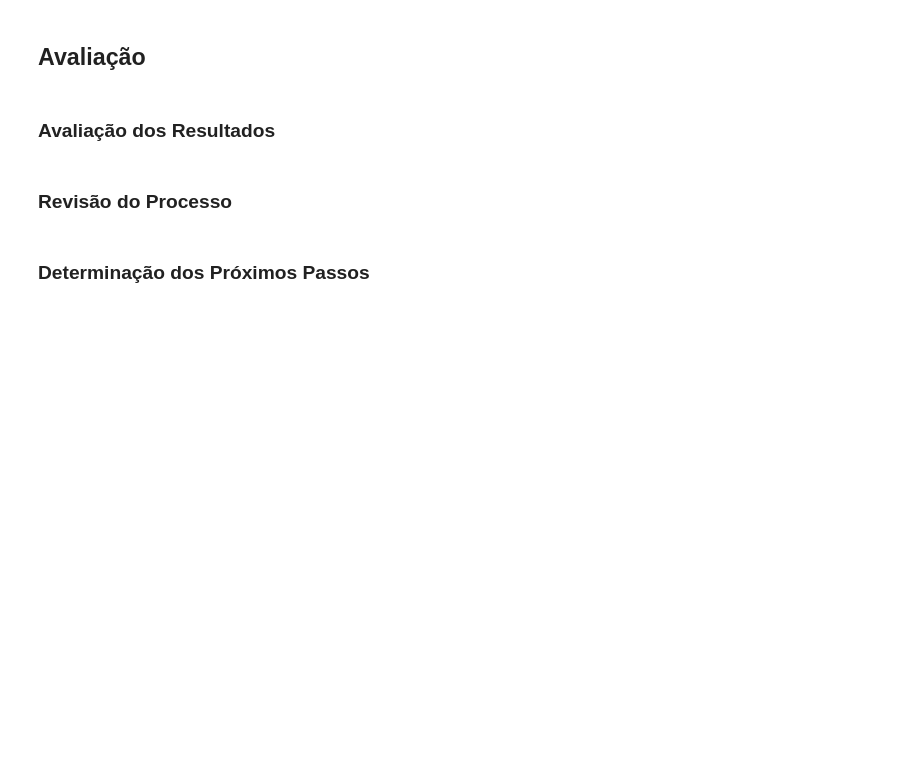
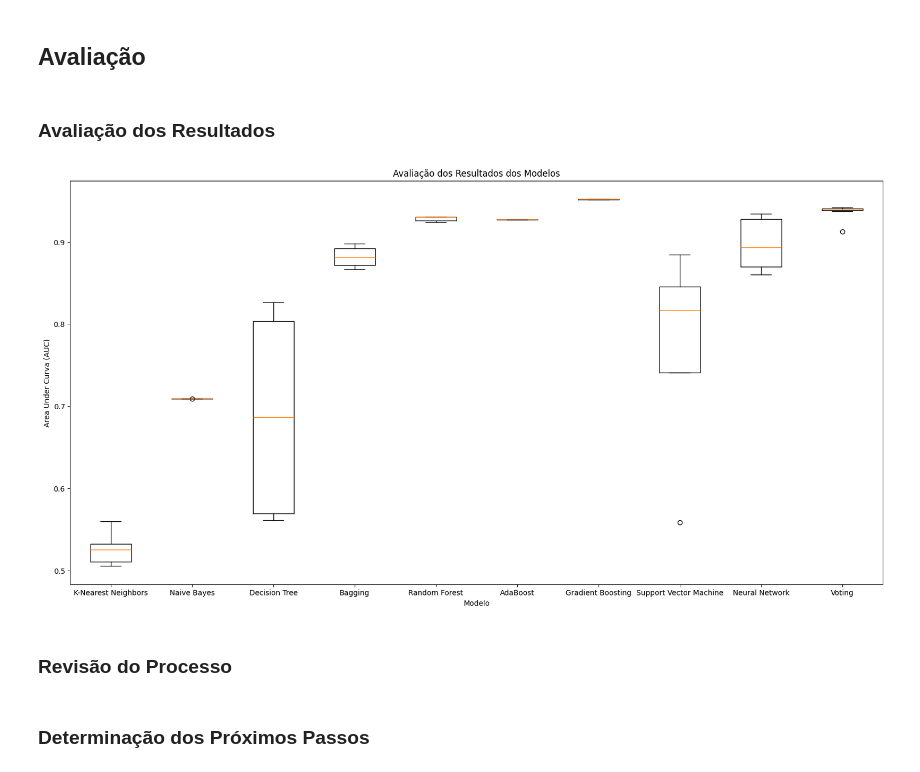
Before and after one commit to manelneto/fraud, a Jupyter notebook: task2.ipynb, the cells around one changed output. Drawn from its saved outputs; the diff is of its cells as text; code cells hidden in the pictures; blank space fills up the shorter version.

Commit message:
added beautiful graph

```diff
--- a/task2.ipynb
+++ b/task2.ipynb
@@ -208,7 +208,7 @@ decision_tree_pipeline = Pipeline([
 decision_tree_parameter_grid = {
     'classifier__criterion': ['gini', 'entropy', 'log_loss'],
     'classifier__splitter': ['best', 'random'],
-    'classifier__max_features': ['auto', 'sqrt', 'log2'],
+    'classifier__max_features': ['sqrt', 'log2'],
 }
 
 decision_tree_name = 'Decision Tree'
@@ -332,9 +380,9 @@ gradient_boosting_pipeline = Pipeline([
 ])
 
 gradient_boosting_parameter_grid = {
-    'classifier__loss': ['log_loss', 'deviance', 'exponential'],
+    'classifier__loss': ['log_loss', 'exponential'],
     'classifier__criterion': ['friedman_mse', 'squared_error'],
-    'classifier__max_features': ['auto', 'sqrt', 'log2']
+    'classifier__max_features': ['sqrt', 'log2']
 }
 
 gradient_boosting_name = 'Gradient Boosting'
@@ -490,11 +573,18 @@ Agora que todos os modelos foram devidamente treinados e testados, é possível
 # %% [markdown]
 ### Avaliação dos Resultados
 # %%
-scores = [knn_auc, naive_bayes_auc, decision_tree_auc, bagging_auc, random_forest_auc, adaboost_auc, gradient_boosting_auc, svm_auc, neural_network_auc, voting_auc]
+models = [knn, naive_bayes, decision_tree, bagging, random_forest, adaboost, gradient_boosting, svm, neural_network, voting]
 labels = [knn_name, naive_bayes_name, decision_tree_name, bagging_name, random_forest_name, adaboost_name, gradient_boosting_name, svm_name, neural_network_name, voting_name]
+
+scores = []
+for model in models:
+    scores.append(model.cv_results_['mean_test_score'])
 
 plt.figure(figsize = (20, 10))
 plt.boxplot(scores, labels = labels)
+contextualize('Avaliação dos Resultados dos Modelos', 'Modelo', 'Area Under Curva (AUC)')
+# %% [output]
+[figure, added]
 # %% [markdown]
 ### Revisão do Processo
 # %% [markdown]
```
Also changed, not shown: parts of 27 cells of this notebook, 2 other files.
